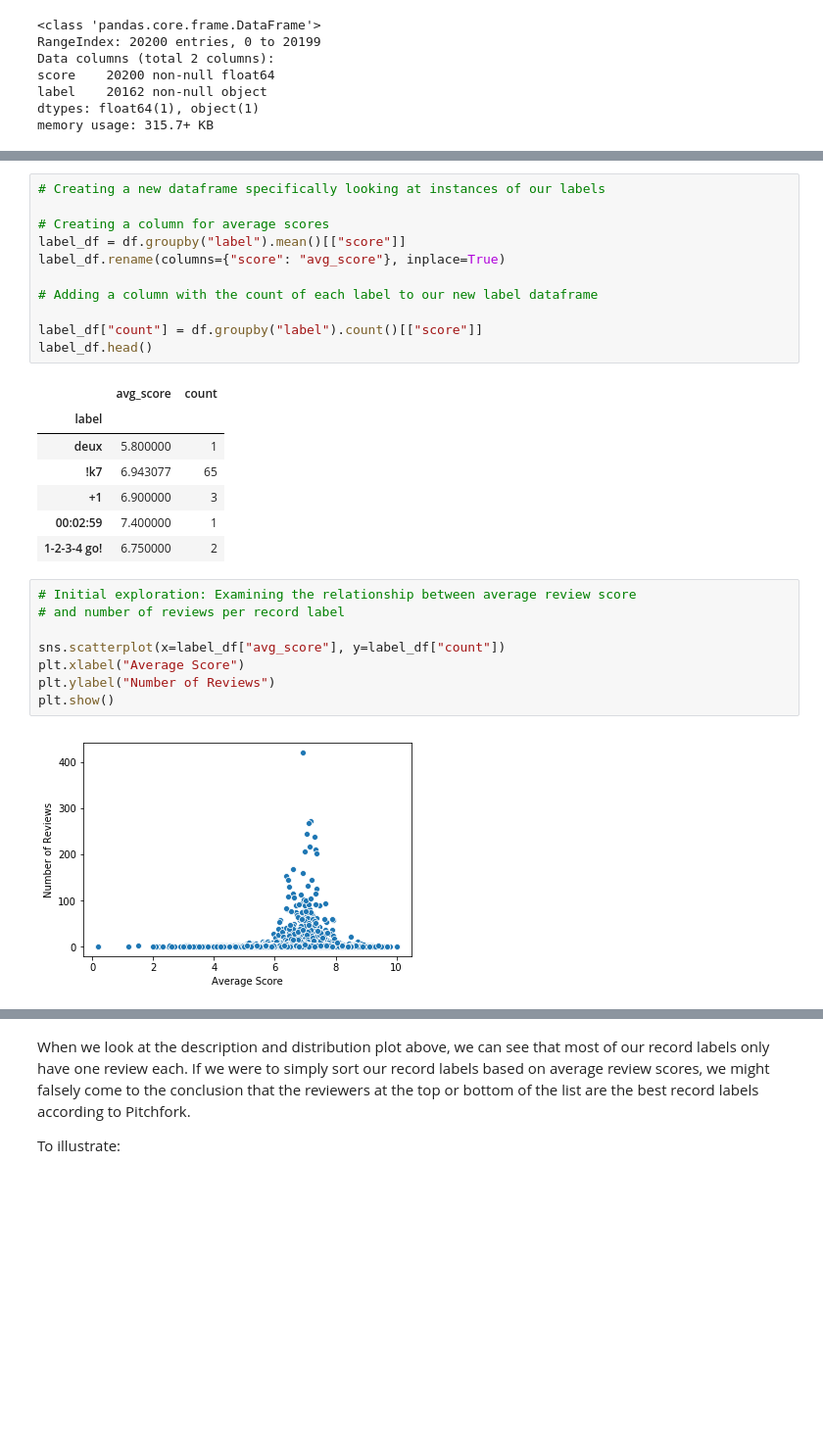
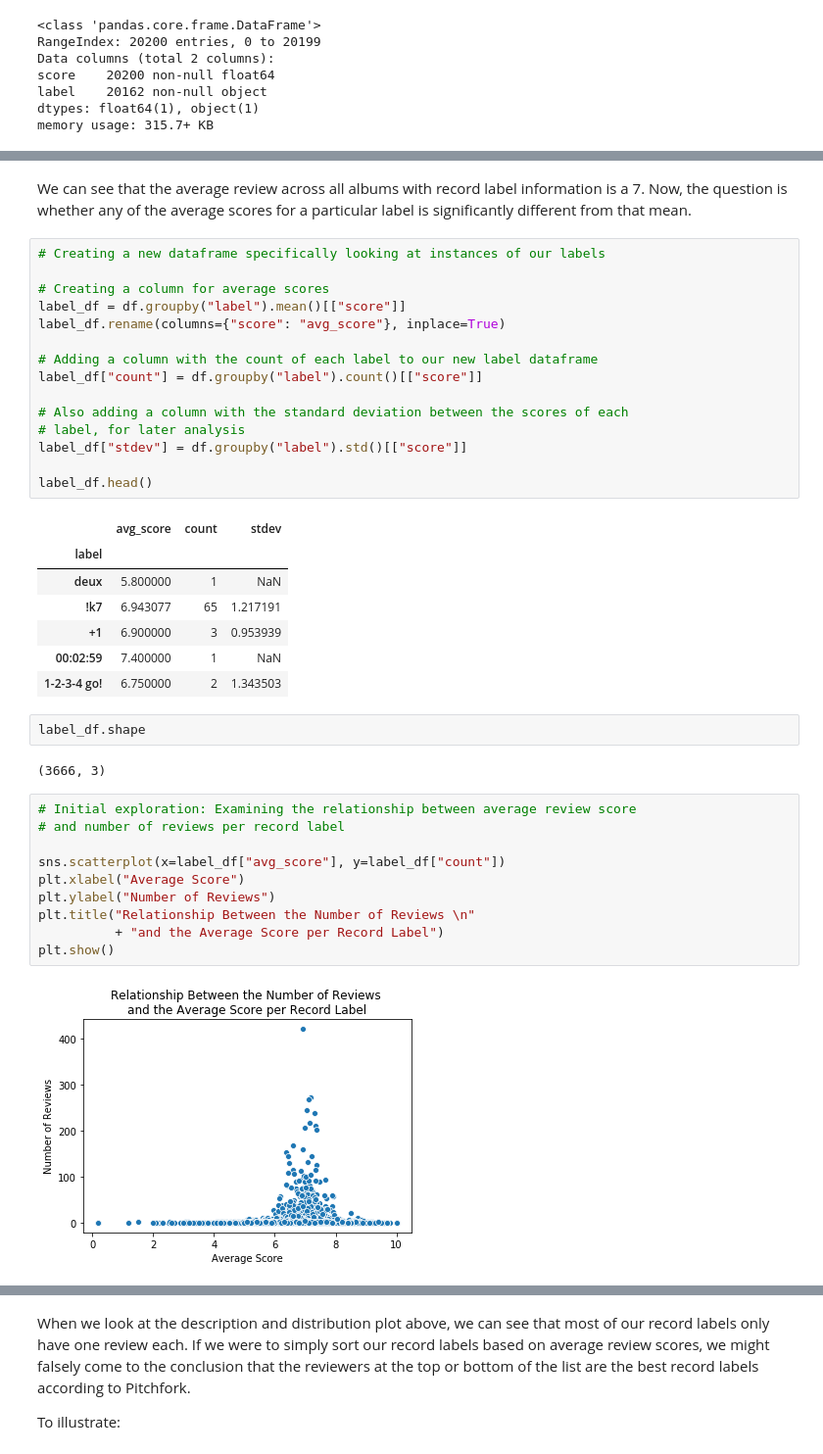
Before and after one commit to lindseyberlin/Revised-Module-3-Project, a Jupyter notebook: Question2_Label.ipynb, the cells around one changed output, grey strips where cells are left out. Shown at 98% size. Saved outputs shown, nothing was run; the diff lists cells and outputs as text; blank space fills up the shorter version.

Commit message:
Attempted to answer Q2, with pretty graphs

```diff
--- a/Question2_Label.ipynb
+++ b/Question2_Label.ipynb
@@ -74,3 +90,5 @@ memory usage: 472.3+ KB
+# %% [markdown]
+We can see that the average review across all albums with record label information is a 7. Now, the question is whether any of the average scores for a particular label is significantly different from that mean.
 # %%
 # Creating a new dataframe specifically looking at instances of our labels
 
@@ -79,26 +97,36 @@ label_df = df.groupby("label").mean()[["score"]]
 label_df.rename(columns={"score": "avg_score"}, inplace=True)
 
 # Adding a column with the count of each label to our new label dataframe
+label_df["count"] = df.groupby("label").count()[["score"]]
 
-label_df["count"] = df.groupby("label").count()[["score"]]
+# Also adding a column with the standard deviation between the scores of each
+# label, for later analysis
+label_df["stdev"] = df.groupby("label").std()[["score"]]
+
 label_df.head()
 # %% [output]
-|  | avg_score | count |
-| label |  |  |
-| deux | 5.800000 | 1 |
-| !k7 | 6.943077 | 65 |
-| +1 | 6.900000 | 3 |
-| 00:02:59 | 7.400000 | 1 |
-| 1-2-3-4 go! | 6.750000 | 2 |
+|  | avg_score | count | stdev |
+| label |  |  |  |
+| deux | 5.800000 | 1 | NaN |
+| !k7 | 6.943077 | 65 | 1.217191 |
+| +1 | 6.900000 | 3 | 0.953939 |
+| 00:02:59 | 7.400000 | 1 | NaN |
+| 1-2-3-4 go! | 6.750000 | 2 | 1.343503 |
+# %%
+label_df.shape
+# %% [output]
+(3666, 3)
 # %%
 # Initial exploration: Examining the relationship between average review score
 # and number of reviews per record label
 
 sns.scatterplot(x=label_df["avg_score"], y=label_df["count"])
 plt.xlabel("Average Score")
 plt.ylabel("Number of Reviews")
+plt.title("Relationship Between the Number of Reviews \n"
+          + "and the Average Score per Record Label")
 plt.show()
 # %% [output]
-[figure, old version]
+[figure, new version]
 # %%
 # Examining the descriptive stats
```
Also changed, not shown: parts of 67 cells of this notebook.
